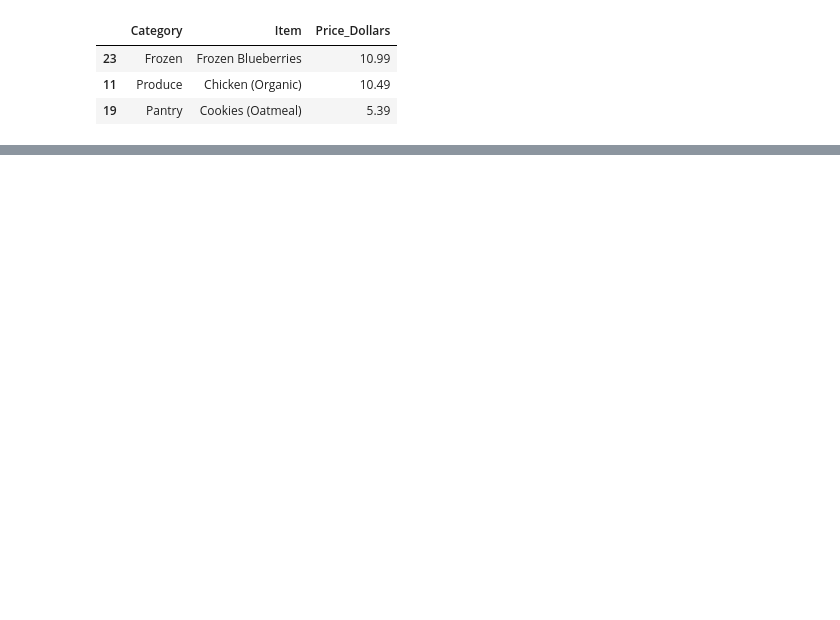
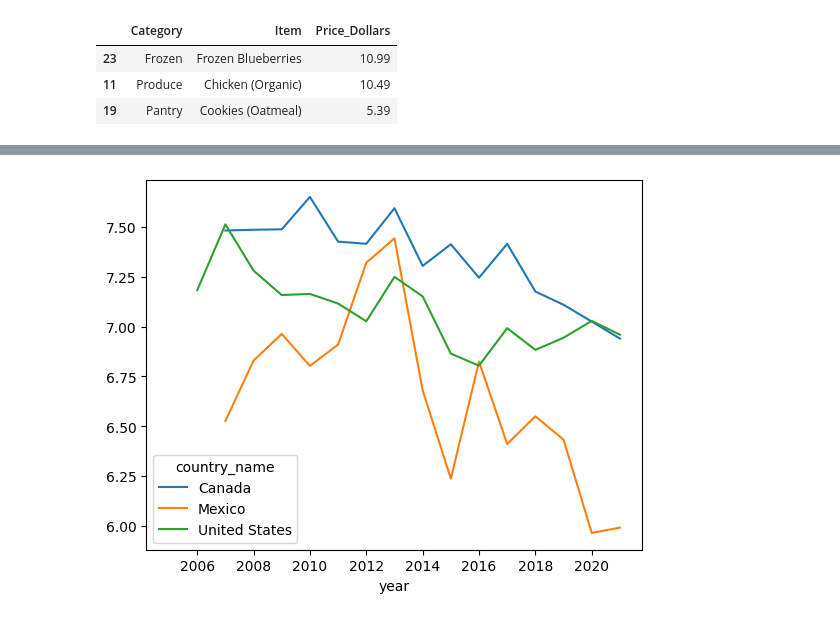
Before and after one commit to sairaawahid/Data-Science-in-Python-Data-Prep-EDA, a Jupyter notebook: Exploratory Data Analysis/Exploratory_data_analysis.ipynb, the cells around one changed output, grey strips where cells are left out. Saved outputs shown, nothing was run; the diff lists cells and outputs as text; code cells hidden in the pictures; blank space fills up the shorter version.

```diff
--- a/Exploratory Data Analysis/Exploratory_data_analysis.ipynb
+++ b/Exploratory Data Analysis/Exploratory_data_analysis.ipynb
@@ -236,0 +294,9 @@ because .max() is being applied to 'Item' and 'Price_Dollars' separately
+# %%
+# Create a line chart with multiple lines
+(happiness[happiness.country_name
+            .isin(['Canada', 'Mexico', 'United States'])]
+            .iloc[:, :3]
+            .pivot(index='year', columns='country_name', values='happiness_score')
+            .plot.line());
+# %% [output]
+[figure, added]
```
Also changed, not shown: parts of 10 cells of this notebook.
